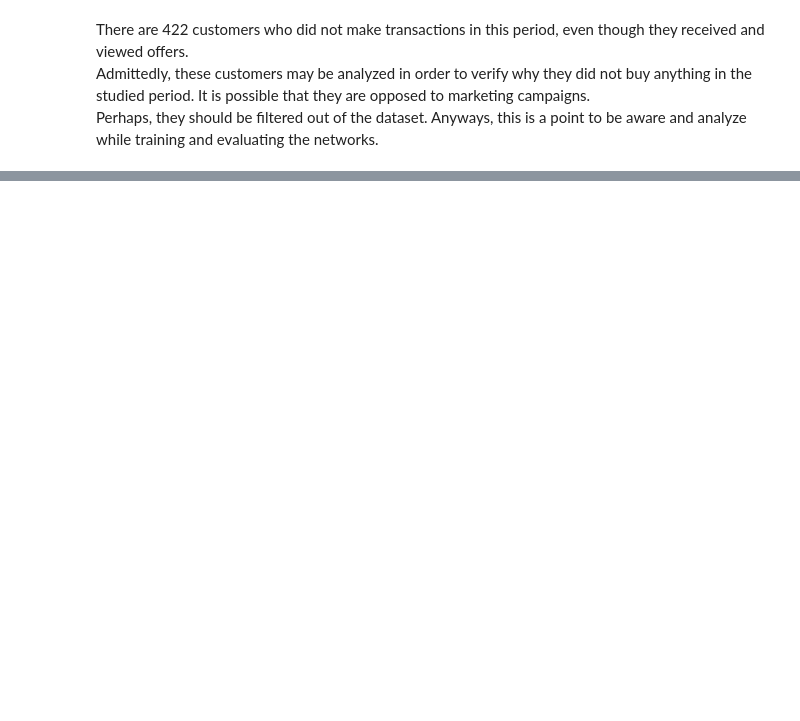
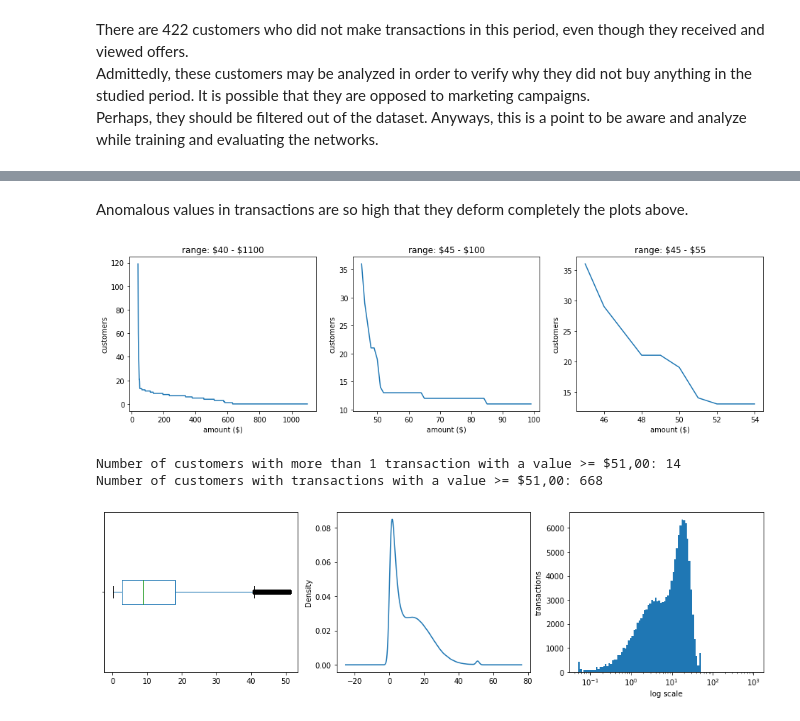
Before and after one commit to silviomori/udacity-machine-learning-capstone-starbucks, a Jupyter notebook: FeatureEngineering.ipynb, the cells around one changed output, grey strips where cells are left out. Cells and saved outputs as stored; diff of their text form; code cells hidden in the pictures; blank space fills up the shorter version.

```diff
--- a/FeatureEngineering.ipynb
+++ b/FeatureEngineering.ipynb
@@ -894,0 +910,66 @@ Perhaps, they should be filtered out of the dataset. Anyways, this is a point to
+# %% [markdown]
+Anomalous values in transactions are so high that they deform completely the plots above.
+# %%
+fig, axs = plt.subplots(figsize=(16,4), nrows=1, ncols=3)
+
+n_users = []
+values = range(40,1100)
+for v in values:
+    n_users.append(transcript_df[transcript_df.amount > v] \
+                   .person.duplicated().sum())
+axs[0].plot(values, n_users)
+axs[0].set_title('range: \$40 - \$1100')
+axs[0].set_xlabel('amount ($)')
+axs[0].set_ylabel('customers')
+
+n_users = []
+values = range(45,100)
+for v in values:
+    n_users.append(transcript_df[transcript_df.amount > v] \
+                   .person.duplicated().sum())
+axs[1].plot(values, n_users)
+axs[1].set_title('range: \$45 - \$100')
+axs[1].set_xlabel('amount ($)')
+axs[1].set_ylabel('customers')
+
+n_users = []
+values = range(45,55)
+for v in values:
+    n_users.append(transcript_df[transcript_df.amount > v] \
+                   .person.duplicated().sum())
+axs[2].plot(values, n_users)
+axs[2].set_title('range: \$45 - \$55')
+axs[2].set_xlabel('amount ($)')
+axs[2].set_ylabel('customers')
+
+plt.show()
+
+
+print('Number of customers with more than 1 transaction with a value >= $51,00:',
+       transcript_df[transcript_df.amount >= 51].person.duplicated().sum())
+print('Number of customers with transactions with a value >= $51,00:',
+       transcript_df[transcript_df.amount >= 51].person.nunique())
+
+
+fig, axs = plt.subplots(figsize=(16,4), nrows=1, ncols=3)
+
+transcript_df.amount.clip(lower=0.05, upper=51).plot.box(ax=axs[0], vert=False)
+axs[0].set_yticklabels('')
+transcript_df.amount.clip(lower=0.05, upper=51).plot.density(ax=axs[1])
+
+bins = 100
+logbins = np.logspace(np.log10(transcript_df.amount.min().min()),
+                      np.log10(transcript_df.amount.max().max()),
+                      num=bins)
+transcript_df.amount.clip(0.05, 51).hist(bins=logbins, ax=axs[2])
+axs[2].set_ylabel('transactions')
+axs[2].set_xscale('log')
+axs[2].set_xlabel('log scale')
+axs[2].grid(False)
+
+plt.show()
+# %% [output]
+[figure, added]
+Number of customers with more than 1 transaction with a value >= $51,00: 14
+Number of customers with transactions with a value >= $51,00: 668
+[figure, added]
```
Also changed, not shown: parts of 3 cells of this notebook.
